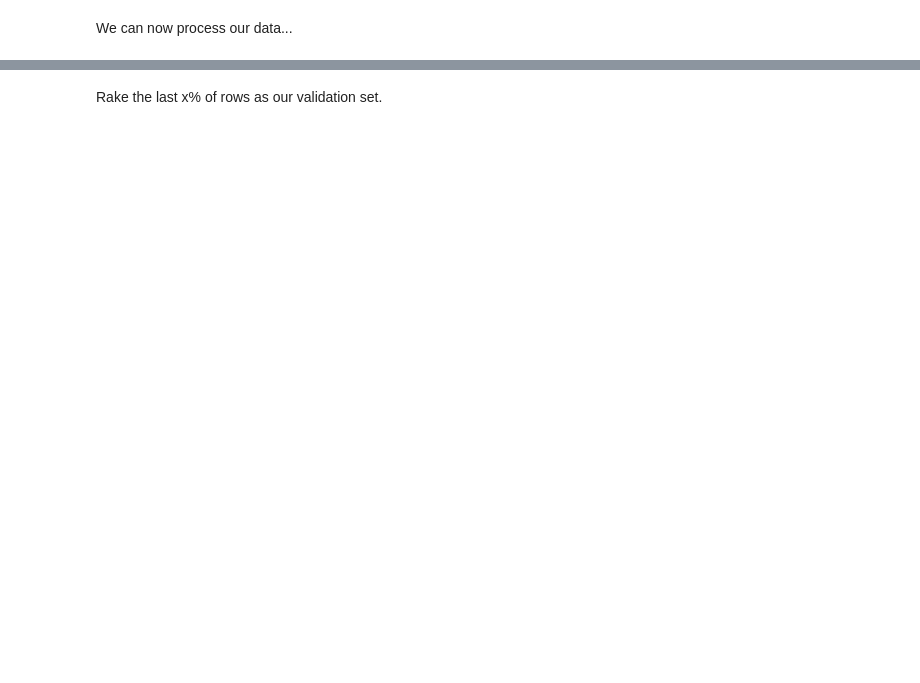
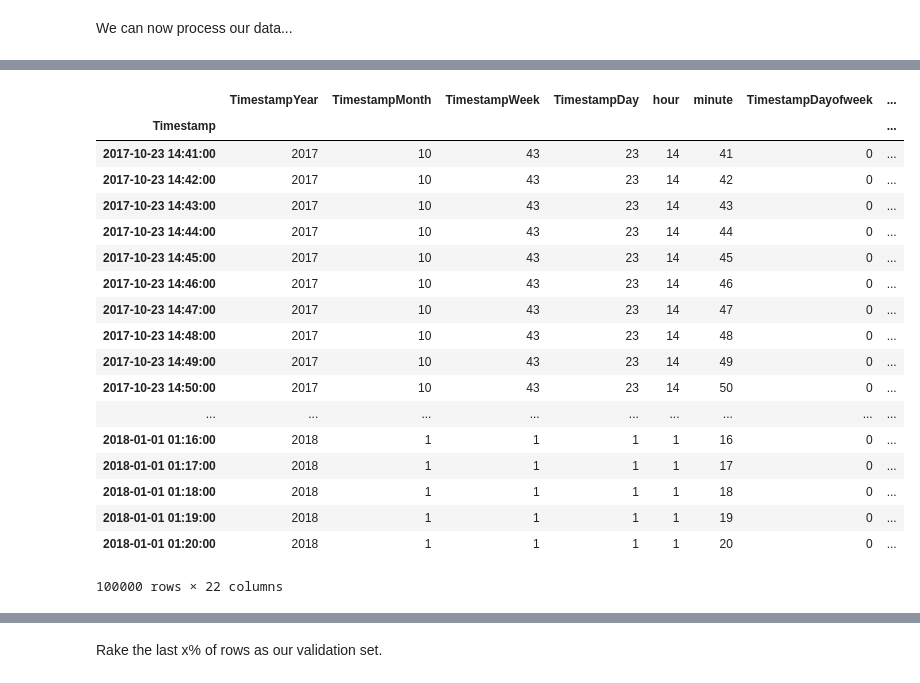
Before and after one commit to iaghidro/stock-predictor, a Jupyter notebook: fastAI/binaryClassificationBTC.ipynb, the cells around one changed output, grey strips where cells are left out. Cells and saved outputs as stored; diff of their text form; code cells hidden in the pictures; blank space fills up the shorter version.

```diff
--- a/fastAI/binaryClassificationBTC.ipynb
+++ b/fastAI/binaryClassificationBTC.ipynb
@@ -273,3 +230,24 @@ y.shape
 # %%
-# df_test, _, nas, mapper = proc_df(test, dep, do_scale=True,
-#                                   mapper=mapper, na_dict=nas)
+df_test, _, nas, mapper = proc_df(test, dep, do_scale=True, mapper=mapper, na_dict=nas)
+# train.head(40).T.head(70)
+train
+# %% [output]
+|  | TimestampYear | TimestampMonth | TimestampWeek | TimestampDay | hour | minute | TimestampDayofweek | ... |
+| Timestamp |  |  |  |  |  |  |  | ... |
+| 2017-10-23 14:41:00 | 2017 | 10 | 43 | 23 | 14 | 41 | 0 | ... |
+| 2017-10-23 14:42:00 | 2017 | 10 | 43 | 23 | 14 | 42 | 0 | ... |
+| 2017-10-23 14:43:00 | 2017 | 10 | 43 | 23 | 14 | 43 | 0 | ... |
+| 2017-10-23 14:44:00 | 2017 | 10 | 43 | 23 | 14 | 44 | 0 | ... |
+| 2017-10-23 14:45:00 | 2017 | 10 | 43 | 23 | 14 | 45 | 0 | ... |
+| 2017-10-23 14:46:00 | 2017 | 10 | 43 | 23 | 14 | 46 | 0 | ... |
+| 2017-10-23 14:47:00 | 2017 | 10 | 43 | 23 | 14 | 47 | 0 | ... |
+| 2017-10-23 14:48:00 | 2017 | 10 | 43 | 23 | 14 | 48 | 0 | ... |
+| 2017-10-23 14:49:00 | 2017 | 10 | 43 | 23 | 14 | 49 | 0 | ... |
+| 2017-10-23 14:50:00 | 2017 | 10 | 43 | 23 | 14 | 50 | 0 | ... |
+| ... | ... | ... | ... | ... | ... | ... | ... | ... |
+| 2018-01-01 01:16:00 | 2018 | 1 | 1 | 1 | 1 | 16 | 0 | ... |
+| 2018-01-01 01:17:00 | 2018 | 1 | 1 | 1 | 1 | 17 | 0 | ... |
+| 2018-01-01 01:18:00 | 2018 | 1 | 1 | 1 | 1 | 18 | 0 | ... |
+| 2018-01-01 01:19:00 | 2018 | 1 | 1 | 1 | 1 | 19 | 0 | ... |
+| 2018-01-01 01:20:00 | 2018 | 1 | 1 | 1 | 1 | 20 | 0 | ... |
+100000 rows × 22 columns
```
Also changed, not shown: parts of 69 cells of this notebook, 1 other file.
